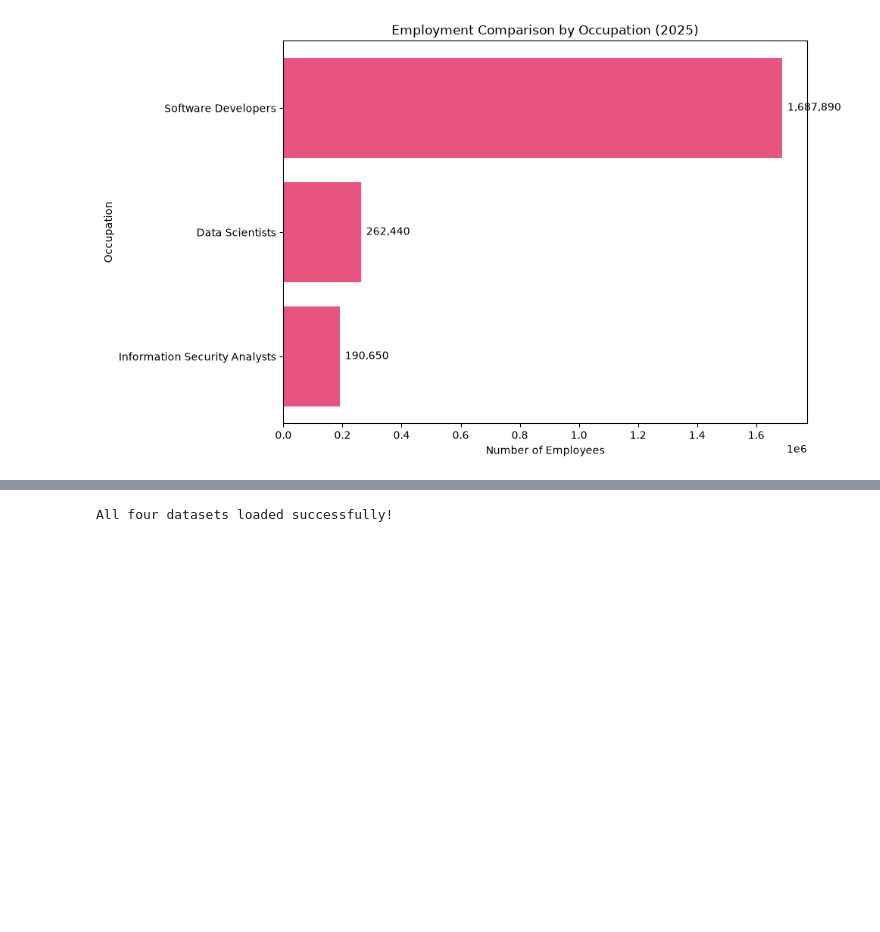
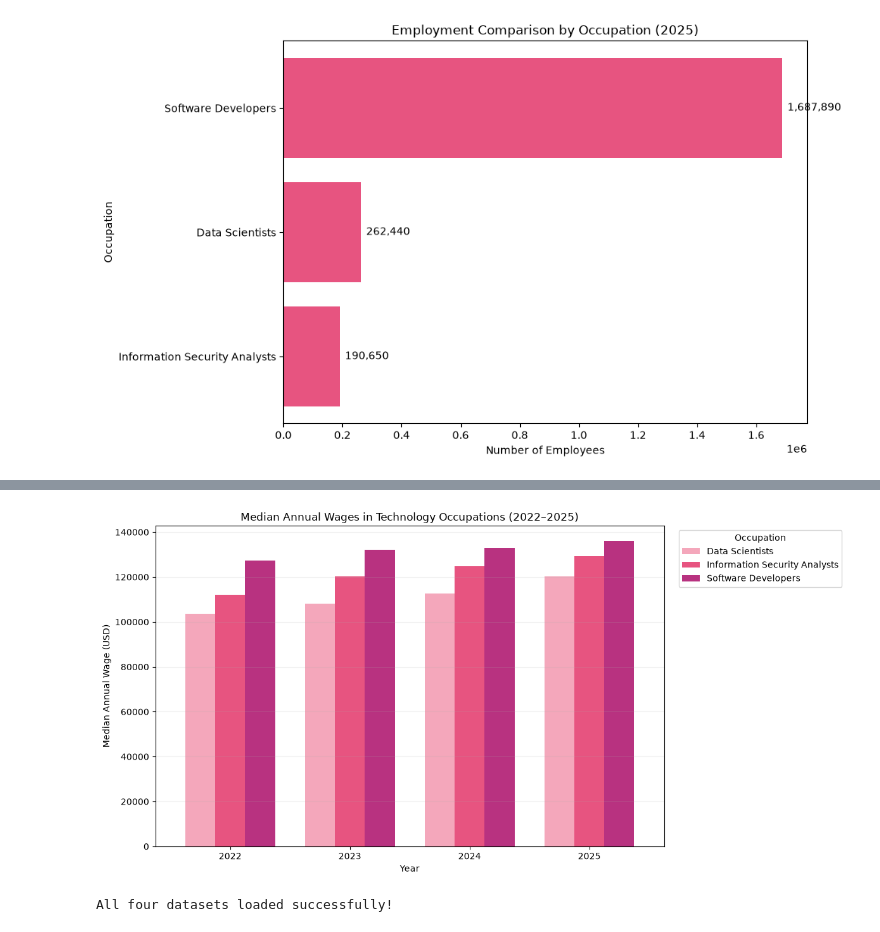
Before and after one commit to Onyinyechukwu24/AIEmployment-Visualisation-2023078, a Jupyter notebook: AI_Employment_Visualisation_ .ipynb, the cells around one changed output, grey strips where cells are left out. Cells and saved outputs as stored; diff of their text form; code cells hidden in the pictures; blank space fills up the shorter version.

Commit message:
Visualisation Median Annual Wage Comparison

```diff
--- a/AI_Employment_Visualisation_ .ipynb
+++ b/AI_Employment_Visualisation_ .ipynb
@@ -462,3 +477,38 @@ plt.show()
+# %%
+# Visualisation 3: Median annual wage comparison
+
+wage_pivot = comparison_df.pivot(
+    index="Year",
+    columns="Occupation",
+    values="Median_Annual_Wage"
+)
+
+# Pink colour palette
+pink_colours = ["#F4A7BB", "#E75480", "#B83280"]
+
+ax = wage_pivot.plot(
+    kind="bar",
+    figsize=(12, 6),
+    color=pink_colours,
+    width=0.75
+)
+
+plt.title("Median Annual Wages in Technology Occupations (2022–2025)")
+plt.xlabel("Year")
+plt.ylabel("Median Annual Wage (USD)")
+plt.xticks(rotation=0)
+
+plt.legend(
+    title="Occupation",
+    bbox_to_anchor=(1.02, 1),
+    loc="upper left"
+)
+
+plt.grid(axis="y", alpha=0.2)
+plt.tight_layout()
+plt.show()
+# %% [output]
+[figure, added]
 # %%
 # Load the four BLS employment datasets
 
```
Also changed, not shown: parts of 1 cell of this notebook.
